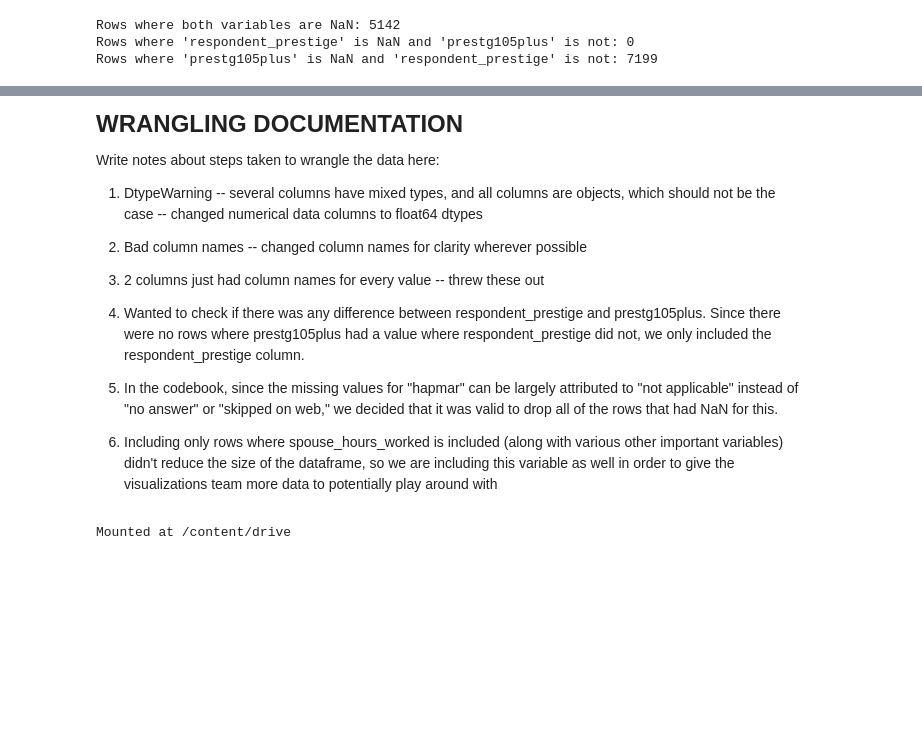
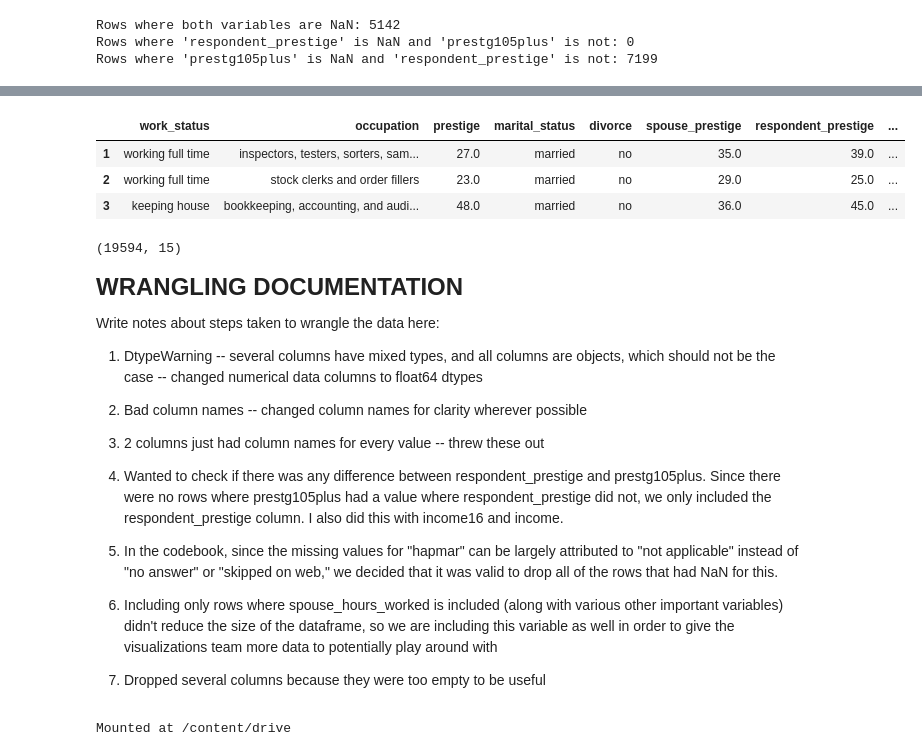
Before and after one commit to torrancefredell/gss_project, a Jupyter notebook: gss_project.ipynb, the cells around one changed output, grey strips where cells are left out. Cells and saved outputs as stored; diff of their text form; code cells hidden in the pictures; blank space fills up the shorter version.

```diff
--- a/gss_project.ipynb
+++ b/gss_project.ipynb
@@ -526,6 +547,18 @@ final_df.head(3)
 | 1 | working full time | inspectors, testers, sorters, sam... | 27.0 | NaN | married | no | NaN | ... |
 | 2 | working full time | stock clerks and order fillers | 23.0 | NaN | married | no | NaN | ... |
 | 3 | keeping house | bookkeeping, accounting, and audi... | 48.0 | NaN | married | no | NaN | ... |
+# %%
+final_df.drop(columns=['marriage_type', 'workplace_classification', 'income16'], inplace = True)
+final_df.head(3)
+# %% [output]
+|  | work_status | occupation | prestige | marital_status | divorce | spouse_prestige | respondent_prestige | ... |
+| 1 | working full time | inspectors, testers, sorters, sam... | 27.0 | married | no | 35.0 | 39.0 | ... |
+| 2 | working full time | stock clerks and order fillers | 23.0 | married | no | 29.0 | 25.0 | ... |
+| 3 | keeping house | bookkeeping, accounting, and audi... | 48.0 | married | no | 36.0 | 45.0 | ... |
+# %%
+final_df.shape
+# %% [output]
+(19594, 15)
 # %% [markdown]
 <font size="5">**WRANGLING DOCUMENTATION**</font>
 
@@ -537,11 +570,13 @@ Write notes about steps taken to wrangle the data here:
 
 3. 2 columns just had column names for every value -- threw these out
 
-4. Wanted to check if there was any difference between respondent_prestige and prestg105plus. Since there were no rows where prestg105plus had a value where respondent_prestige did not, we only included the respondent_prestige column.
+4. Wanted to check if there was any difference between respondent_prestige and prestg105plus. Since there were no rows where prestg105plus had a value where respondent_prestige did not, we only included the respondent_prestige column. I also did this with income16 and income.
 
 5. In the codebook, since the missing values for "hapmar" can be largely attributed to "not applicable" instead of "no answer" or "skipped on web," we decided that it was valid to drop all of the rows that had NaN for this.
 
 6. Including only rows where spouse_hours_worked is included (along with various other important variables) didn't reduce the size of the dataframe, so we are including this variable as well in order to give the visualizations team more data to potentially play around with
+
+7. Dropped several columns because they were too empty to be useful
 # %%
 from google.colab import drive
 drive.mount('/content/drive', force_remount = True)
```
Also changed, not shown: parts of 3 cells of this notebook.
